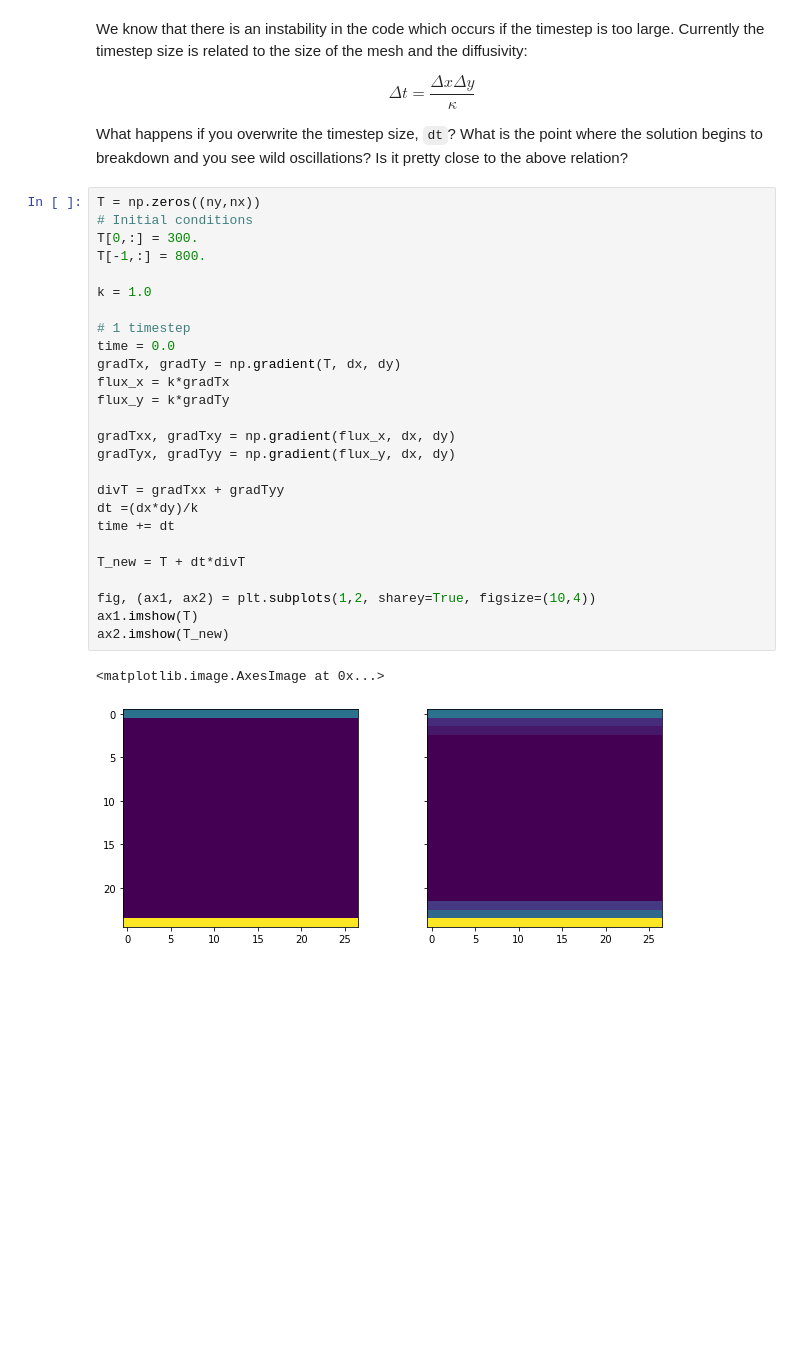
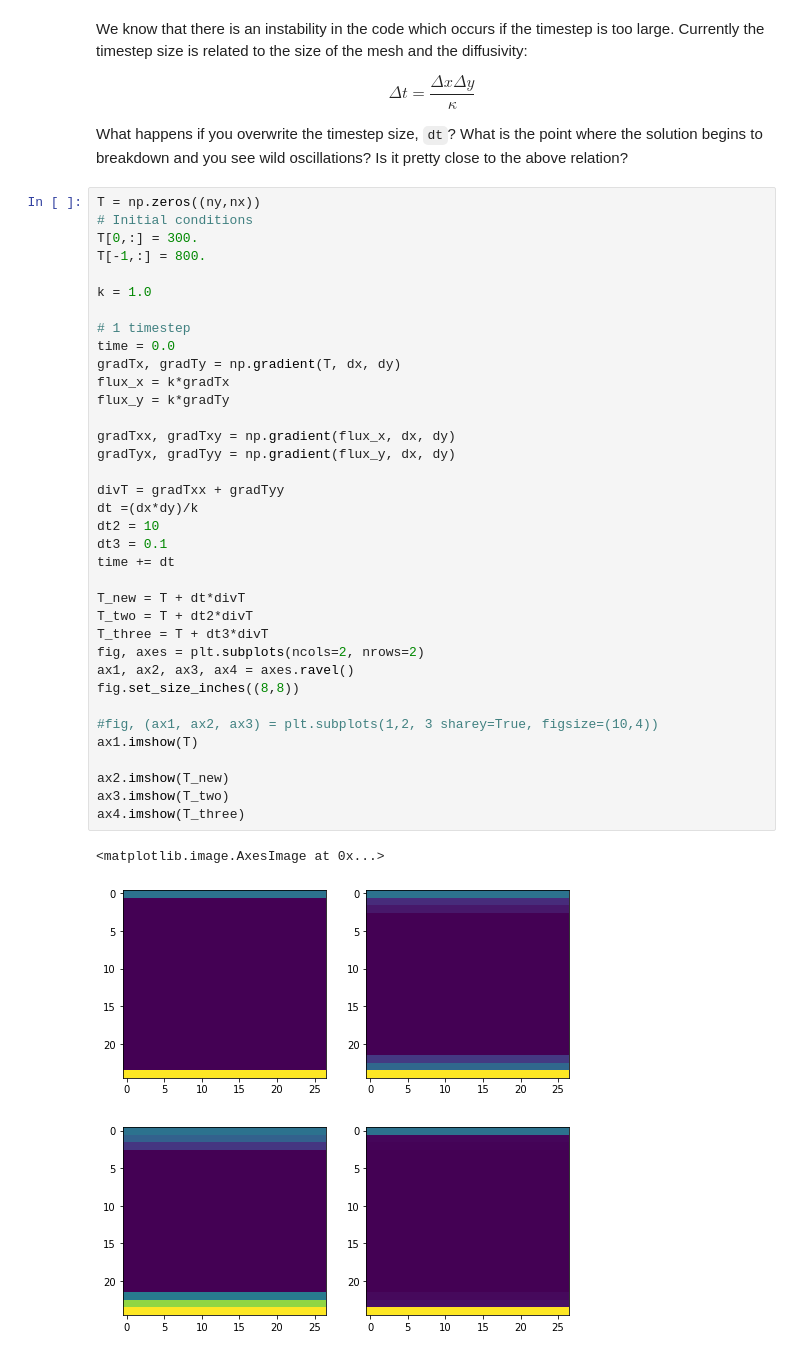
Before and after one commit to CourtneySmith32/Honours-Coursework, a Jupyter notebook: CourtttExercise2.ipynb, the cells around one changed output. Drawn from its saved outputs; the diff is of its cells as text; blank space fills up the shorter version.

```diff
--- a/CourtttExercise2.ipynb
+++ b/CourtttExercise2.ipynb
@@ -110,29 +144,39 @@ What happens if you overwrite the timestep size, `dt`? What is the point where t
 # %%
 T = np.zeros((ny,nx))
 # Initial conditions
 T[0,:] = 300.
 T[-1,:] = 800.
 
 k = 1.0
 
 # 1 timestep
 time = 0.0
 gradTx, gradTy = np.gradient(T, dx, dy)
 flux_x = k*gradTx
 flux_y = k*gradTy
 
 gradTxx, gradTxy = np.gradient(flux_x, dx, dy)
 gradTyx, gradTyy = np.gradient(flux_y, dx, dy)
 
 divT = gradTxx + gradTyy
 dt =(dx*dy)/k
+dt2 = 10
+dt3 = 0.1
 time += dt
 
 T_new = T + dt*divT
+T_two = T + dt2*divT
+T_three = T + dt3*divT
+fig, axes = plt.subplots(ncols=2, nrows=2)
+ax1, ax2, ax3, ax4 = axes.ravel()
+fig.set_size_inches((8,8))
 
-fig, (ax1, ax2) = plt.subplots(1,2, sharey=True, figsize=(10,4))
+#fig, (ax1, ax2, ax3) = plt.subplots(1,2, 3 sharey=True, figsize=(10,4))
 ax1.imshow(T)
+
 ax2.imshow(T_new)
+ax3.imshow(T_two)
+ax4.imshow(T_three)
 # %% [output]
 <matplotlib.image.AxesImage at 0x...>
-[figure, old version]
+[figure, new version]
```
Also changed, not shown: parts of 1 cell of this notebook.
